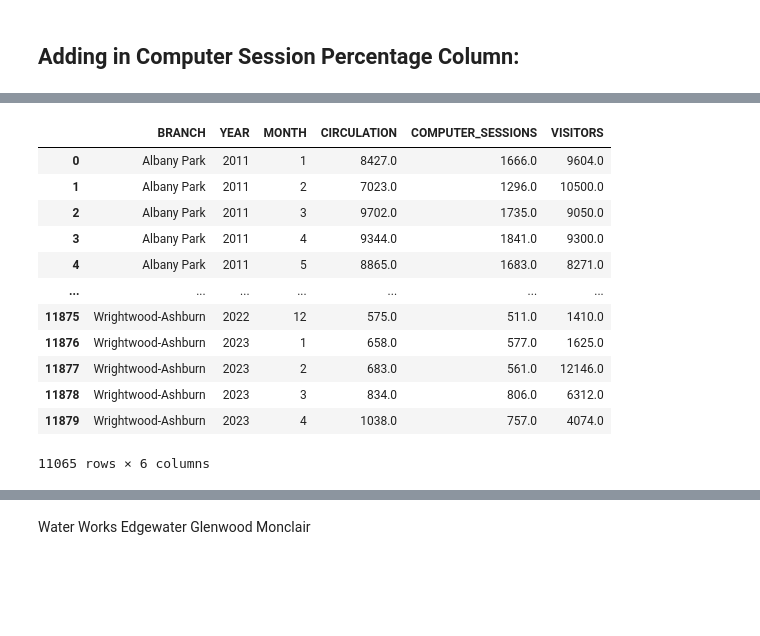
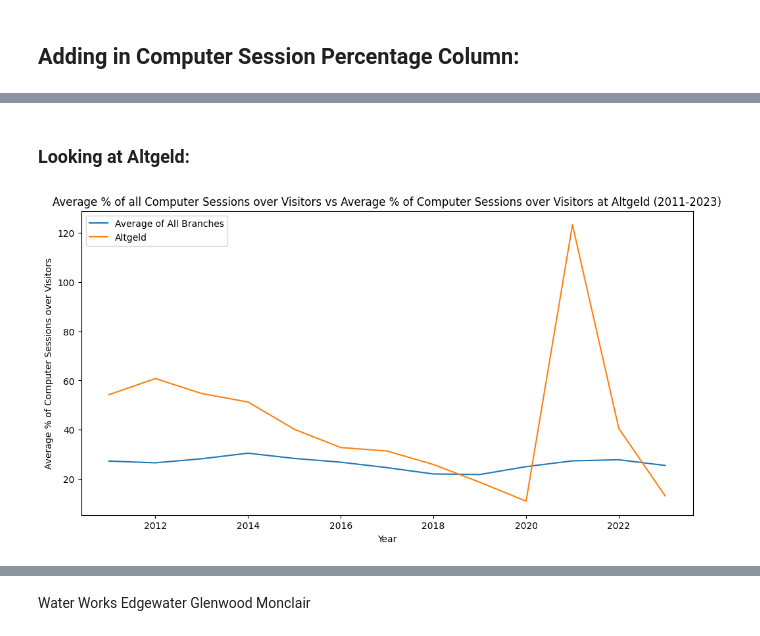
Before and after one commit to uchicago-dsi/cpl_project, a Jupyter notebook: can-summer-2023/dani exploratory data analysis.ipynb, the cells around one changed output, grey strips where cells are left out. Cells and saved outputs as stored; diff of their text form; code cells hidden in the pictures; blank space fills up the shorter version.

```diff
--- a/can-summer-2023/dani exploratory data analysis.ipynb
+++ b/can-summer-2023/dani exploratory data analysis.ipynb
@@ -151,19 +119,23 @@ Find the average of each column and compare that to individual
+# %% [markdown]
+### Looking at Altgeld:
 # %%
+#Selected branch
+branch_name = 'Altgeld'
+
 #Average of each column using DataFrame.mean()
-branches_groupby2 = branches_groupby.mean(axis=0)
+avg_col_branches = branches_groupby.mean(axis=0)
+avg_col_branches
+
+#Extracting specific branch
+selected_branch = branches_groupby.loc[branch_name]
+
+plt.figure(figsize=(12,6))
+plt.plot(avg_col_branches, label='Average of All Branches')
+plt.plot(selected_branch, label=branch_name)
+plt.xlabel('Year')
+plt.ylabel('Average % of Computer Sessions over Visitors')
+plt.title(f'Average % of all Computer Sessions over Visitors vs Average % of Computer Sessions over Visitors at {branch_name} (2011-2023)')
+plt.legend()
+plt.show()
+# %% [output]
+[figure, added]
-# %%
-branches_nonzero
-# %% [output]
-|  | BRANCH | YEAR | MONTH | CIRCULATION | COMPUTER_SESSIONS | VISITORS |
-| 0 | Albany Park | 2011 | 1 | 8427.0 | 1666.0 | 9604.0 |
-| 1 | Albany Park | 2011 | 2 | 7023.0 | 1296.0 | 10500.0 |
-| 2 | Albany Park | 2011 | 3 | 9702.0 | 1735.0 | 9050.0 |
-| 3 | Albany Park | 2011 | 4 | 9344.0 | 1841.0 | 9300.0 |
-| 4 | Albany Park | 2011 | 5 | 8865.0 | 1683.0 | 8271.0 |
-| ... | ... | ... | ... | ... | ... | ... |
-| 11875 | Wrightwood-Ashburn | 2022 | 12 | 575.0 | 511.0 | 1410.0 |
-| 11876 | Wrightwood-Ashburn | 2023 | 1 | 658.0 | 577.0 | 1625.0 |
-| 11877 | Wrightwood-Ashburn | 2023 | 2 | 683.0 | 561.0 | 12146.0 |
-| 11878 | Wrightwood-Ashburn | 2023 | 3 | 834.0 | 806.0 | 6312.0 |
-| 11879 | Wrightwood-Ashburn | 2023 | 4 | 1038.0 | 757.0 | 4074.0 |
-11065 rows × 6 columns
```
Also changed, not shown: parts of 8 cells of this notebook.
